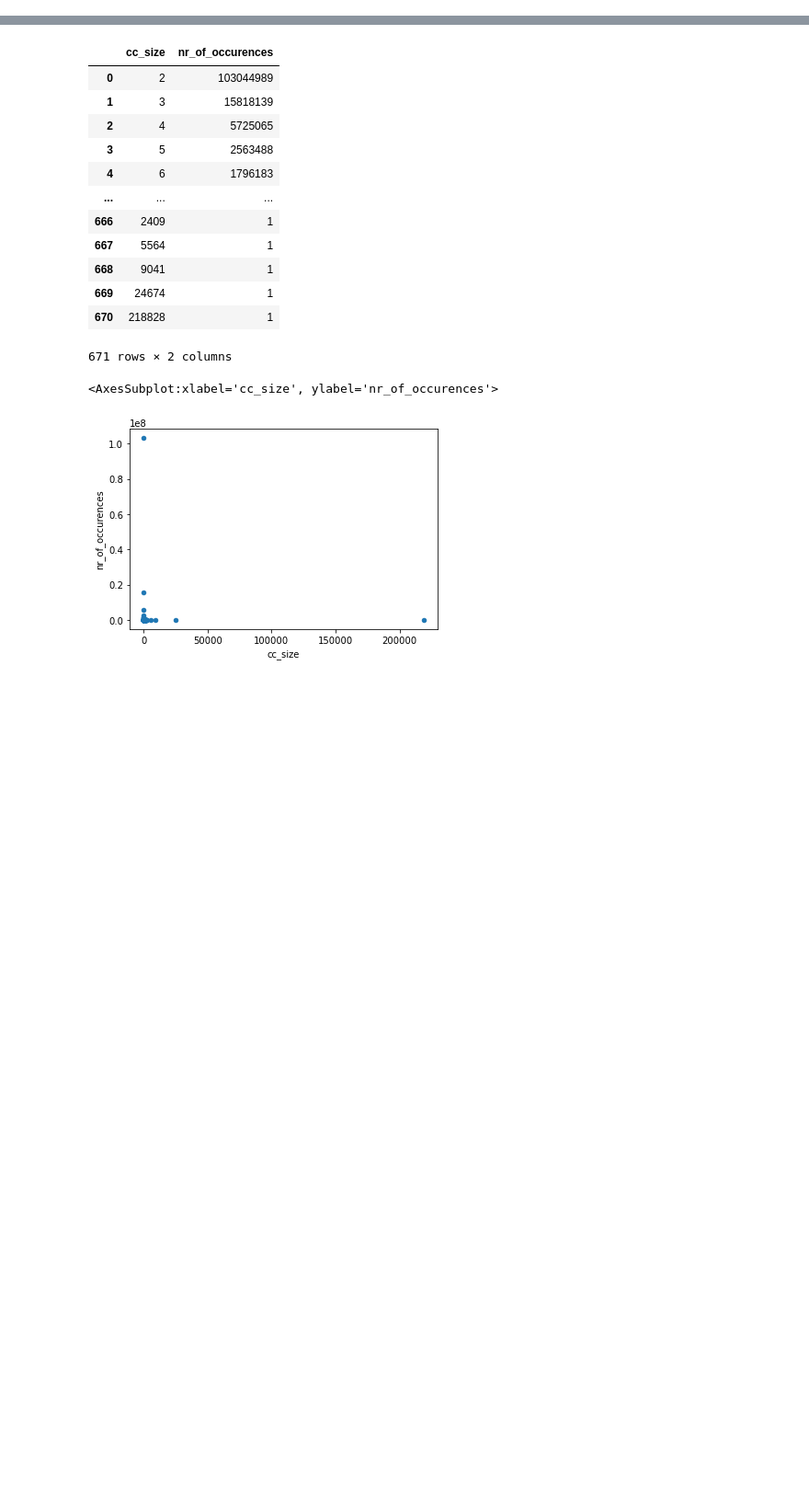
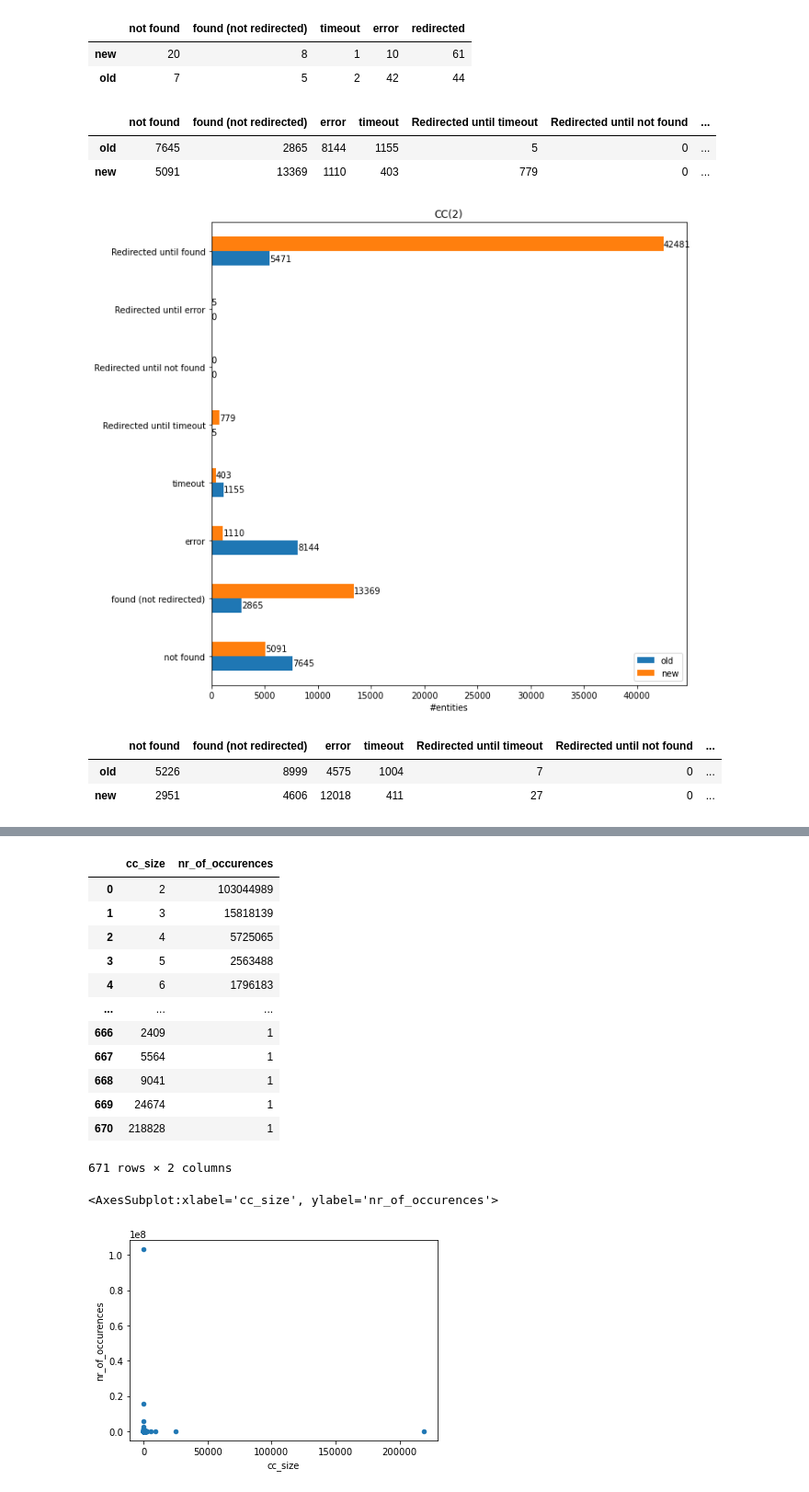
Before and after one commit to shuaiwangvu/scaling_identity_refinement, a Jupyter notebook: visualisation_cc_new_kg.ipynb, the cells around one changed output, grey strips where cells are left out. Shown: that part at 92% size. Drawn from its saved outputs; the diff is of its cells as text; code cells hidden in the pictures; blank space fills up the shorter version.

```diff
--- a/visualisation_cc_new_kg.ipynb
+++ b/visualisation_cc_new_kg.ipynb
@@ -3,0 +6,8 @@ import matplotlib as plt
+# %%
+d = {'not found': [20, 7], 'found (not redirected)': [8,5], 'timeout': [1,2], 'error':[10,42], 'redirected':[61,44]}
+df = pd.DataFrame(data=d, index=['new', 'old'])
+df
+# %% [output]
+|  | not found | found (not redirected) | timeout | error | redirected |
+| new | 20 | 8 | 1 | 10 | 61 |
+| old | 7 | 5 | 2 | 42 | 44 |
@@ -3,0 +19,26 @@ import matplotlib as plt
+# %%
+d2 = {'not found': [7645, 5091], 'found (not redirected)': [2865,13369], 'error': [8144,1110], 'timeout':[1155,403], 'Redirected until timeout':[5,779],
+'Redirected until not found':[0,0], 'Redirected until error':[0,5], 'Redirected until found':[5471,42481]}
+cc2 = pd.DataFrame(data=d2, index=['old', 'new'])
+cc2
+# %% [output]
+|  | not found | found (not redirected) | error | timeout | Redirected until timeout | Redirected until not found | ... |
+| old | 7645 | 2865 | 8144 | 1155 | 5 | 0 | ... |
+| new | 5091 | 13369 | 1110 | 403 | 779 | 0 | ... |
+# %%
+ax = cc2.T.plot.barh(figsize=(10,10))
+ax.set_xlabel('#entities')
+ax.set_title('CC(2)')
+for container in ax.containers:
+    ax.bar_label(container)
+# %% [output]
+[figure, added]
+# %%
+d3_9 = {'not found': [5226, 2951], 'found (not redirected)': [8999,4606], 'error': [4575,12018], 'timeout':[1004,411], 'Redirected until timeout':[7,27],
+'Redirected until not found':[0,0], 'Redirected until error':[0,0], 'Redirected until found':[22084,13620]}
+cc3_9 = pd.DataFrame(data=d3_9, index=['old', 'new'])
+cc3_9
+# %% [output]
+|  | not found | found (not redirected) | error | timeout | Redirected until timeout | Redirected until not found | ... |
+| old | 5226 | 8999 | 4575 | 1004 | 7 | 0 | ... |
+| new | 2951 | 4606 | 12018 | 411 | 27 | 0 | ... |
```
Also changed, not shown: parts of 7 cells of this notebook.
